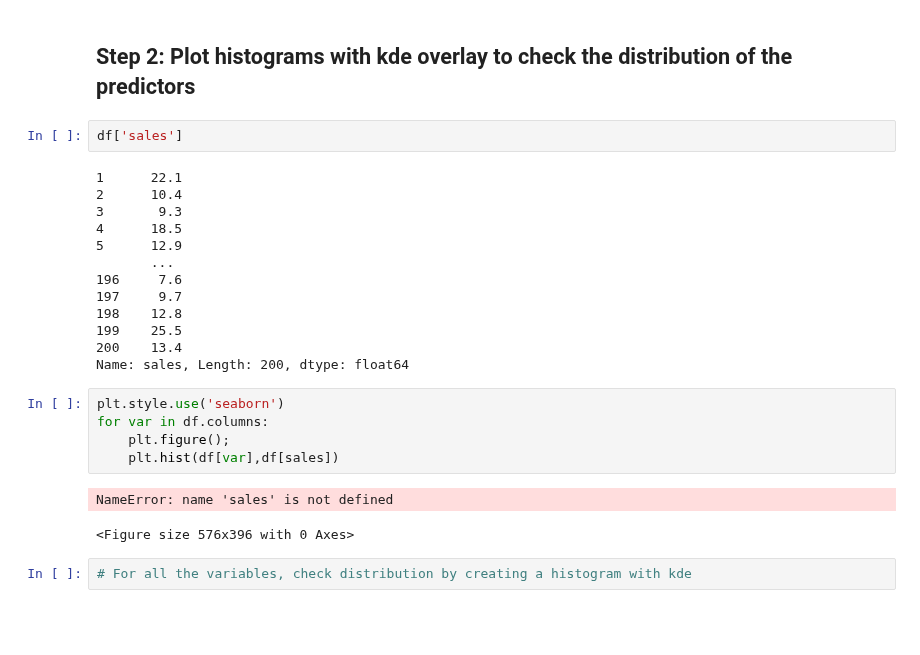
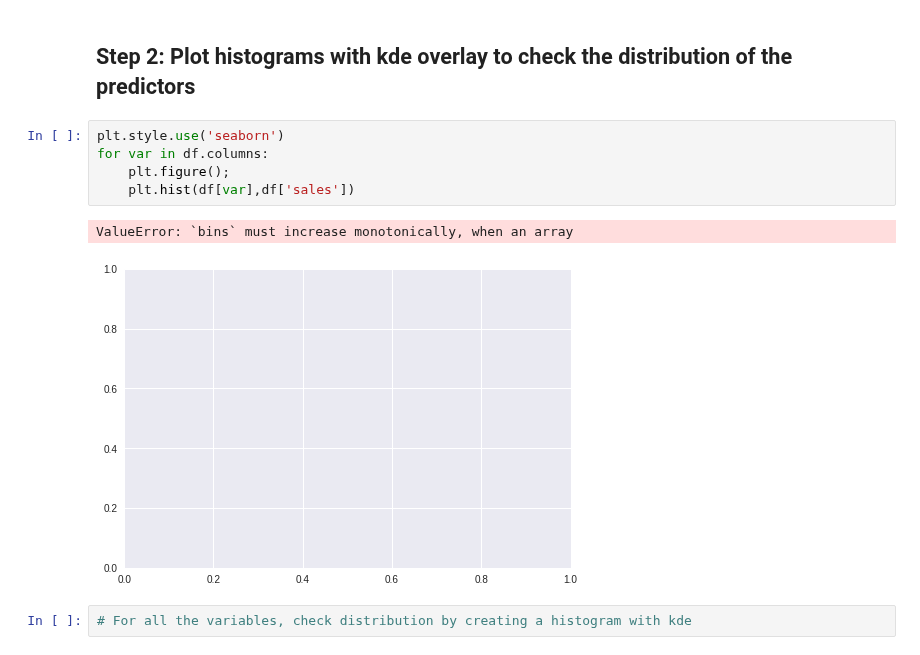
Before and after one commit to OsterMendel/dsc-ols-statsmodels-lab-nyc-ds-033020, a Jupyter notebook: index.ipynb, the cells around one changed output. Drawn from its saved outputs; the diff is of its cells as text; blank space fills up the shorter version.

```diff
--- a/index.ipynb
+++ b/index.ipynb
@@ -54,29 +54,14 @@ df.describe()
 # Describe the contents of this dataset
 # %% [markdown]
 ## Step 2: Plot histograms with kde overlay to check the distribution of the predictors
-# %%
-df['sales']
-# %% [output]
-1      22.1
-2      10.4
-3       9.3
-4      18.5
-5      12.9
-       ...
-196     7.6
-197     9.7
-198    12.8
-199    25.5
-200    13.4
-Name: sales, Length: 200, dtype: float64
 # %%
 plt.style.use('seaborn')
 for var in df.columns:
     plt.figure();
-    plt.hist(df[var],df[sales])
+    plt.hist(df[var],df['sales'])
 # %% [output]
-NameError: name 'sales' is not defined
+ValueError: `bins` must increase monotonically, when an array
-<Figure size 576x396 with 0 Axes>
+[figure, added]
 # %%
 # For all the variables, check distribution by creating a histogram with kde
 # %% [output]
```
